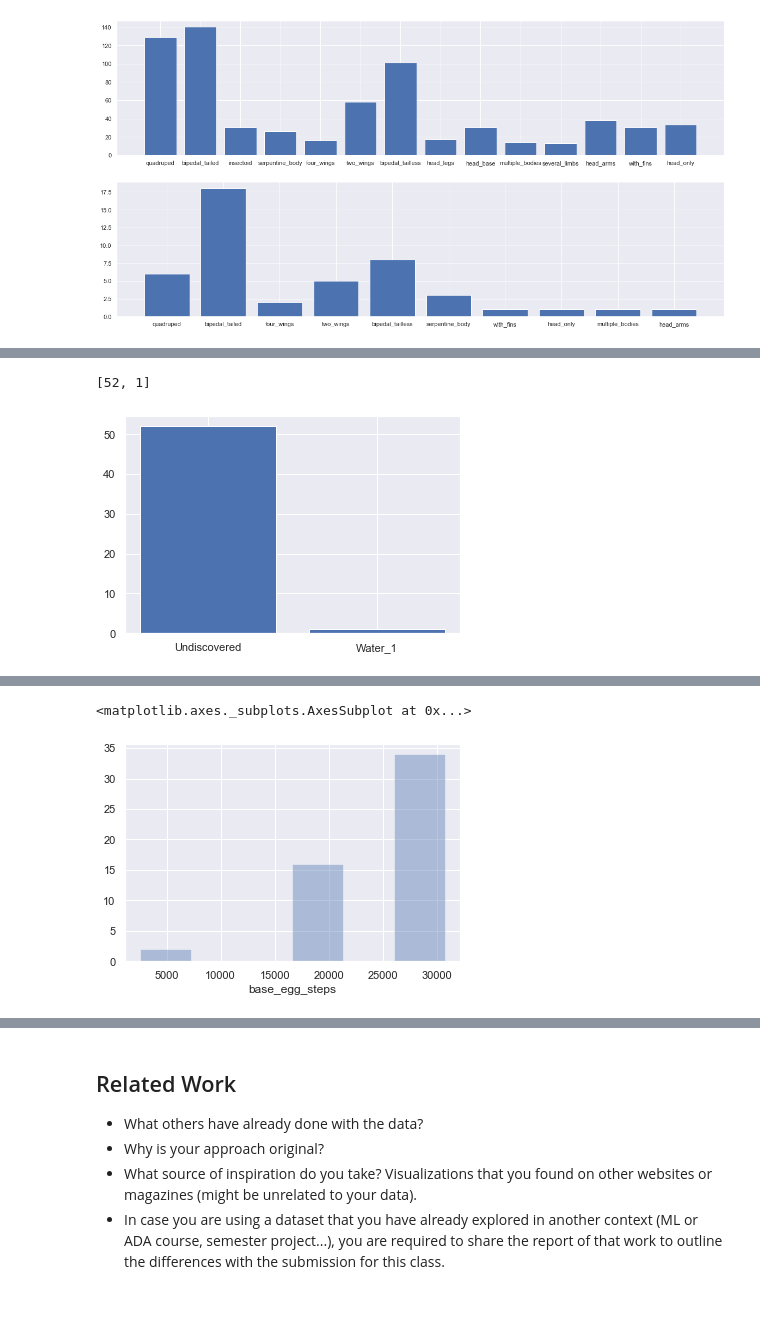
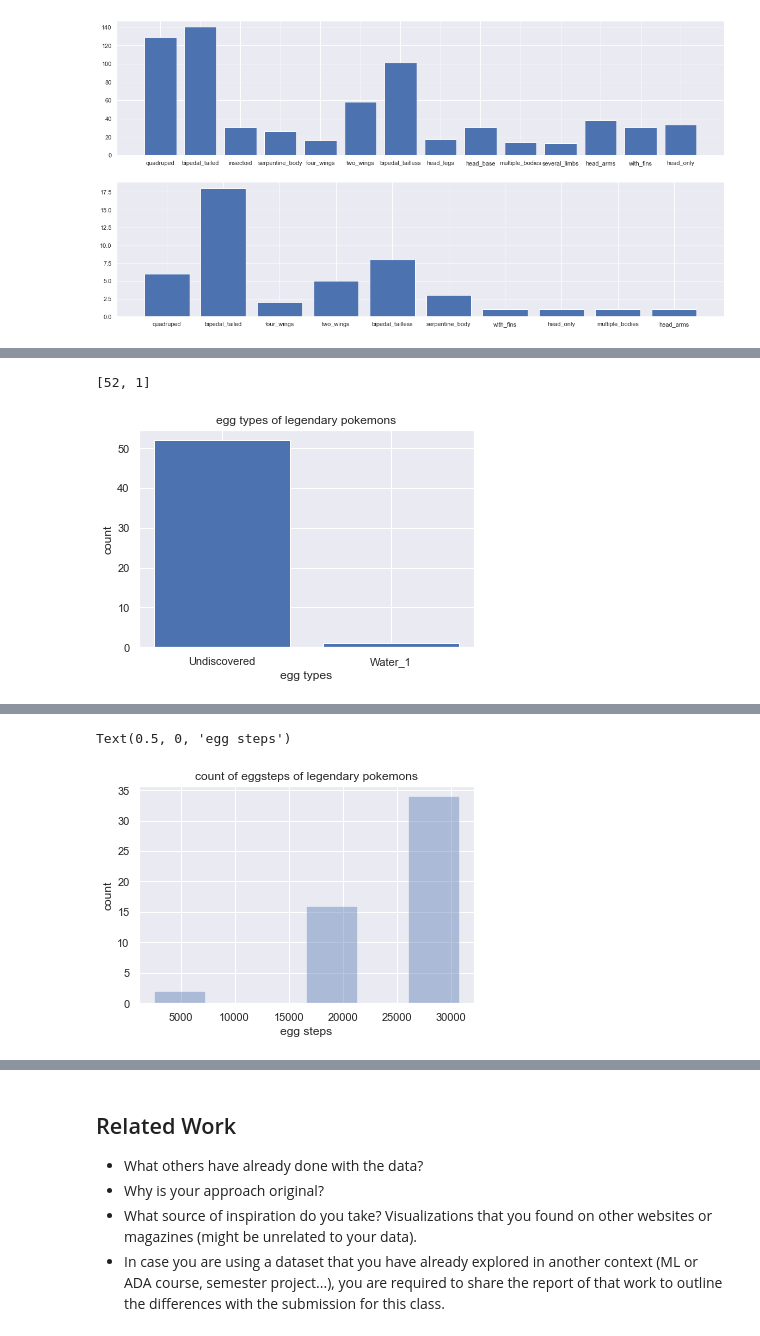
Before and after one commit to com-480-data-visualization/com-480-project-analaktycs, a Jupyter notebook: Milestone1.ipynb, the cells around one changed output, grey strips where cells are left out. Cells and saved outputs as stored; diff of their text form; code cells hidden in the pictures; blank space fills up the shorter version.

```diff
--- a/Milestone1.ipynb
+++ b/Milestone1.ipynb
@@ -1036,22 +1040,25 @@ plt.bar(egg_types1, avg_steps_for_egg_types)
 # %%
 undiscovered = data[data.Egg_Group_1=="Undiscovered"]
 legendary_undiscovered = undiscovered[undiscovered.is_legendary==True]
 
 dragon1 = data[data.Egg_Group_1=="Dragon"]
 dragon2 = data[data.Egg_Group_2=="Dragon"]
 dragon1.append(dragon2)
 legendary_dragons = dragon1[dragon1.is_legendary==True]
 
 
 legendary_eggs, legendary_eggs_count = count(data[data.is_legendary==True]['Egg_Group_1'])
 
 plt.bar(legendary_eggs, legendary_eggs_count)
+plt.title("egg types of legendary pokemons")
+plt.ylabel("count")
+plt.xlabel("egg types")
 legendary_eggs_count
 #among legendaries 53 lay eggs and 52 of them are of the undiscovered type meaning that they can't breed...
 #but their eggs can still be found around
 # %% [output]
 [52, 1]
-[figure, old version]
+[figure, new version]
 # %%
 
 water1 = data[data.Egg_Group_1=="Water_1"]
@@ -1064,8 +1071,11 @@ water1_legendary
 1 rows × 52 columns
 # %%
 sns.distplot(undiscovered[undiscovered.is_legendary==True]['base_egg_steps'], kde=False)
+plt.title("count of egg steps of legendary pokemons")
+plt.ylabel("count")
+plt.xlabel("egg steps")
 # %% [output]
-<matplotlib.axes._subplots.AxesSubplot at 0x...>
+Text(0.5, 0, 'egg steps')
-[figure, old version]
+[figure, new version]
 # %%
 sns.distplot(undiscovered[undiscovered.is_legendary==False]['base_egg_steps'], kde=False)
```
Also changed, not shown: parts of 13 cells of this notebook.
